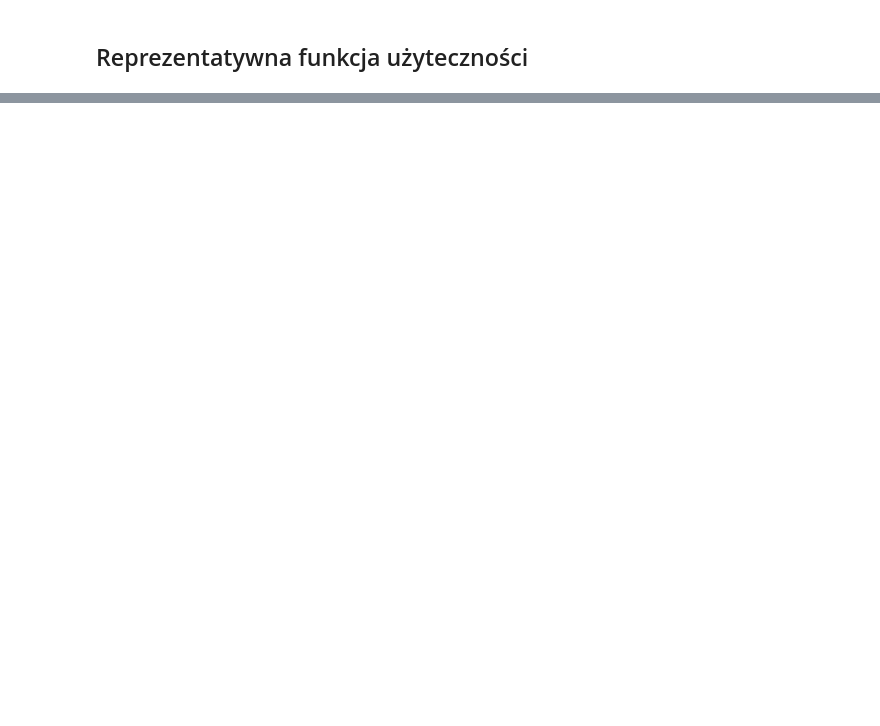
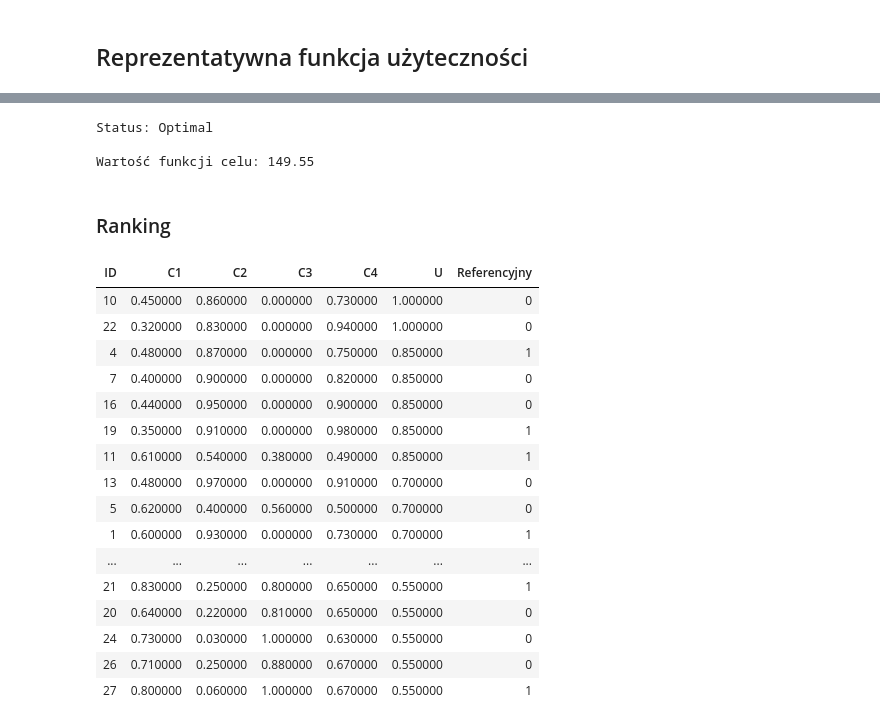
Before and after one commit to anroszkiewicz/decision-support, a Jupyter notebook: uta/uta.ipynb, the cells around one changed output, grey strips where cells are left out. Drawn from its saved outputs; the diff is of its cells as text; code cells hidden in the pictures; blank space fills up the shorter version.

```diff
--- a/uta/uta.ipynb
+++ b/uta/uta.ipynb
@@ -162,0 +144,5 @@ Total time (CPU seconds):       0.00   (Wallclock seconds):       0.01
+# %%
+prob, e, criterion_vars, _ = create_uta_problem(data)
+prob += e
+
+prob.solve()
@@ -285,0 +353,20 @@ Najmniejszy wpływ miało kryterium C4, które dla wszystkich wartości przyję
+# %%
+# maksymalizujemy M*e - d
+prob, e, criterion_vars, utilities = create_uta_problem(data)
+d = LpVariable(name="d", lowBound=0, upBound=1)
+prob += 1000*e - d
+
+# ograniczenia wynikające z koniecznej relacji preferencji
+for a in variants:
+    for b in variants:
+        if b >= a:
+            continue
+
+        if preference[a][b] == 'N' and preference[b][a] != 'N':
+            prob += utilities[a] >= utilities[b] + e
+
+        elif preference[a][b] != 'N' and preference[b][a] != 'N':
+            prob += utilities[a] - utilities[b] <= d
+            prob += utilities[b] - utilities[a] <= d
+
+prob.solve()
@@ -285,0 +392,47 @@ Najmniejszy wpływ miało kryterium C4, które dla wszystkich wartości przyję
+# %%
+print(f"Status: {LpStatus[prob.status]}")
+print("\nWartość funkcji celu:", value(prob.objective))
+# %% [output]
+Status: Optimal
+
+Wartość funkcji celu: 149.55
+# %% [markdown]
+### Ranking
+# %%
+values = data["C1"].values.tolist()
+
+ranking = [0 for i in range(len(values))]
+
+for var in prob.variables():
+    if var.name[0] == "U":
+        number = int(var.name[2:])
+        ranking[number-1] = value(var)
+
+is_reference = [0 for i in range(len(values))]
+reference_variants = [1, 4, 11, 12, 19, 21, 25, 27]
+for i in reference_variants:
+    is_reference[i-1] = 1
+
+data['U'] = ranking
+data['Referencyjny'] = is_reference
+data_sorted = data.sort_values('U', ascending=False)
+
+display(data_sorted.style.hide())
+# %% [output]
+| ID | C1 | C2 | C3 | C4 | U | Referencyjny |
+| 10 | 0.450000 | 0.860000 | 0.000000 | 0.730000 | 1.000000 | 0 |
+| 22 | 0.320000 | 0.830000 | 0.000000 | 0.940000 | 1.000000 | 0 |
+| 4 | 0.480000 | 0.870000 | 0.000000 | 0.750000 | 0.850000 | 1 |
+| 7 | 0.400000 | 0.900000 | 0.000000 | 0.820000 | 0.850000 | 0 |
+| 16 | 0.440000 | 0.950000 | 0.000000 | 0.900000 | 0.850000 | 0 |
+| 19 | 0.350000 | 0.910000 | 0.000000 | 0.980000 | 0.850000 | 1 |
+| 11 | 0.610000 | 0.540000 | 0.380000 | 0.490000 | 0.850000 | 1 |
+| 13 | 0.480000 | 0.970000 | 0.000000 | 0.910000 | 0.700000 | 0 |
+| 5 | 0.620000 | 0.400000 | 0.560000 | 0.500000 | 0.700000 | 0 |
+| 1 | 0.600000 | 0.930000 | 0.000000 | 0.730000 | 0.700000 | 1 |
+| ... | ... | ... | ... | ... | ... | ... |
+| 21 | 0.830000 | 0.250000 | 0.800000 | 0.650000 | 0.550000 | 1 |
+| 20 | 0.640000 | 0.220000 | 0.810000 | 0.650000 | 0.550000 | 0 |
+| 24 | 0.730000 | 0.030000 | 1.000000 | 0.630000 | 0.550000 | 0 |
+| 26 | 0.710000 | 0.250000 | 0.880000 | 0.670000 | 0.550000 | 0 |
+| 27 | 0.800000 | 0.060000 | 1.000000 | 0.670000 | 0.550000 | 1 |
```
Also changed, not shown: parts of 15 cells of this notebook.
